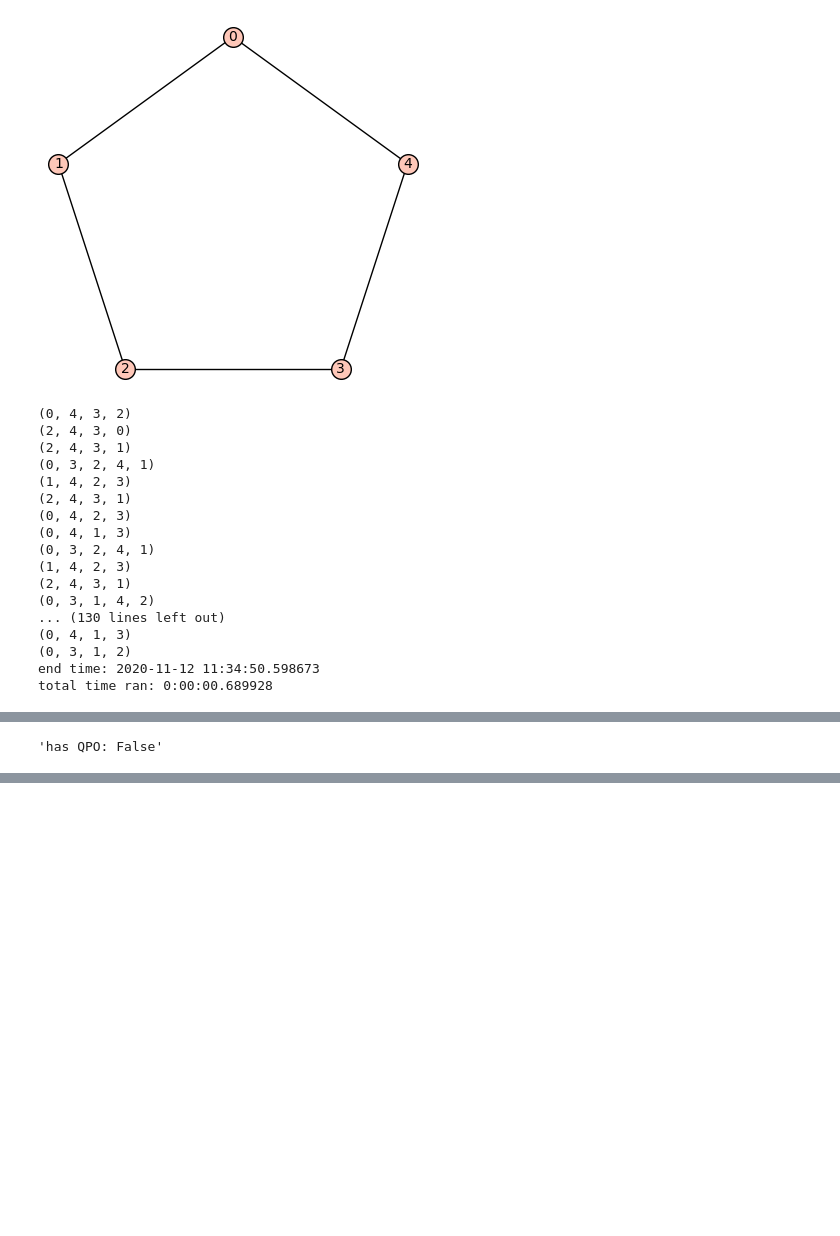
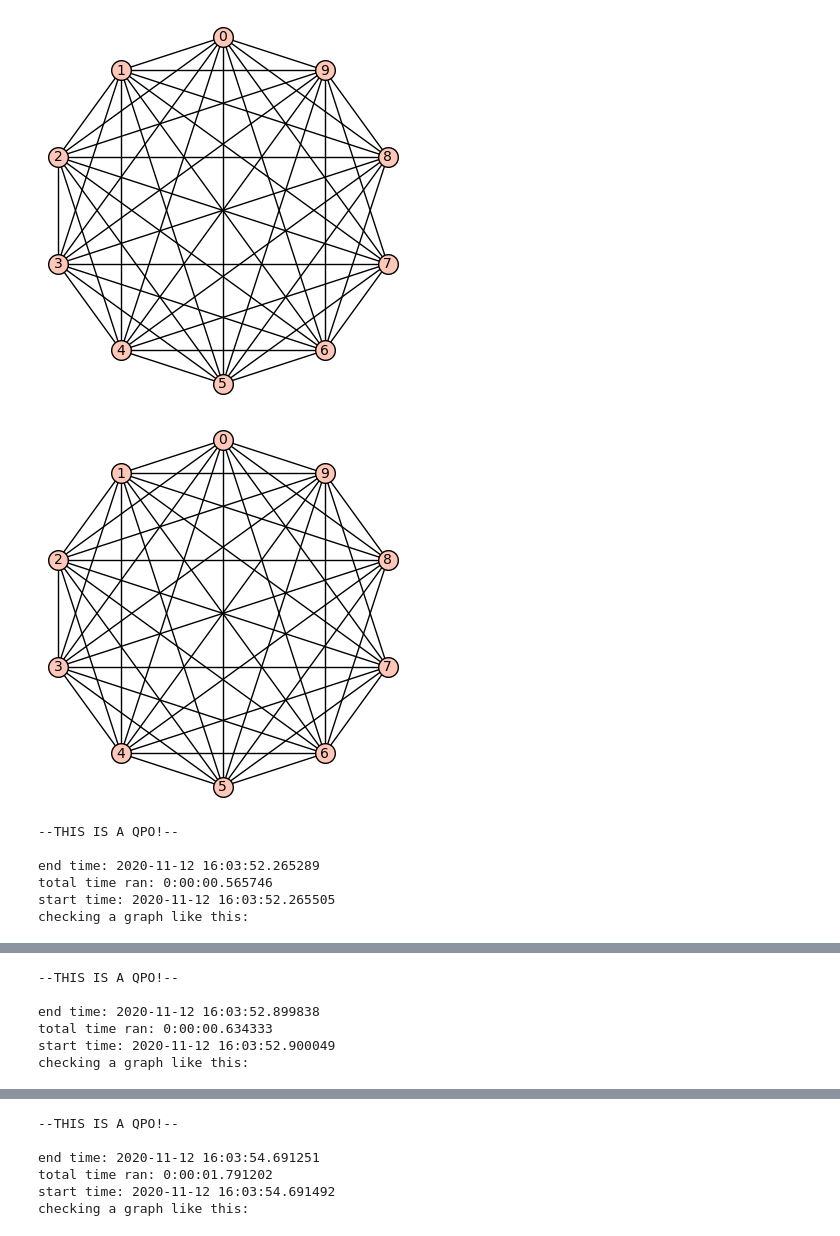
Before and after one commit to mmikol/Tight-Forests-And-The-Chromatic-Polynomial, a Jupyter notebook: code/qpo_experiments.ipynb, the cells around one changed output, grey strips where cells are left out. Saved outputs shown, nothing was run; the diff lists cells and outputs as text; code cells hidden in the pictures; blank space fills up the shorter version.

```diff
--- a/code/qpo_experiments.ipynb
+++ b/code/qpo_experiments.ipynb
@@ -1,17 +1,11 @@
 # %%
-import sage.all
-from sage.graphs.graph import Graph
+from sage.all import *
 from qpo import *
 
-G = Graph({
-    1: [4, 6],
-    7: [4, 6],
-    3: [4, 8, 2],
-    11: [2, 10],
-    9: [8, 10]
-})
+G = graphs.CompleteGraph(10)
 
-
-
-find_QPO(G, stop_at_QPO=True, show_QPOs=True)
+while (len(G.edges()) > 1):
+    edge = G.random_edge()
+    G.delete_edge([*edge[:2]])
+    find_QPO(G, stop_at_QPO=True, show_QPOs=True)
 # %% [output]
@@ -19,19 +13,9 @@ start time: 2020-11-12 11:34:49.908745
 checking a graph like this:
-[figure, old version]
+[figure, new version]
+[figure, added]
-(0, 4, 3, 2)
-(2, 4, 3, 0)
-(2, 4, 3, 1)
-(0, 3, 2, 4, 1)
-(1, 4, 2, 3)
-(2, 4, 3, 1)
-(0, 4, 2, 3)
-(0, 4, 1, 3)
-(0, 3, 2, 4, 1)
-(1, 4, 2, 3)
-(2, 4, 3, 1)
-(0, 3, 1, 4, 2)
-... (130 lines left out)
-(0, 4, 1, 3)
-(0, 3, 1, 2)
-end time: 2020-11-12 11:34:50.598673
-total time ran: 0:00:00.689928
+--THIS IS A QPO!--
+
+end time: 2020-11-12 16:03:52.265289
+total time ran: 0:00:00.565746
+start time: 2020-11-12 16:03:52.265505
+checking a graph like this:
@@ -38 +24,6 @@ total time ran: 0:00:00.689928
-'has QPO: False'
+--THIS IS A QPO!--
+
+end time: 2020-11-12 16:03:52.899838
+total time ran: 0:00:00.634333
+start time: 2020-11-12 16:03:52.900049
+checking a graph like this:
@@ -38,0 +32,6 @@ total time ran: 0:00:00.689928
+--THIS IS A QPO!--
+
+end time: 2020-11-12 16:03:54.691251
+total time ran: 0:00:01.791202
+start time: 2020-11-12 16:03:54.691492
+checking a graph like this:
```
Also changed, not shown: parts of 1 cell of this notebook.
